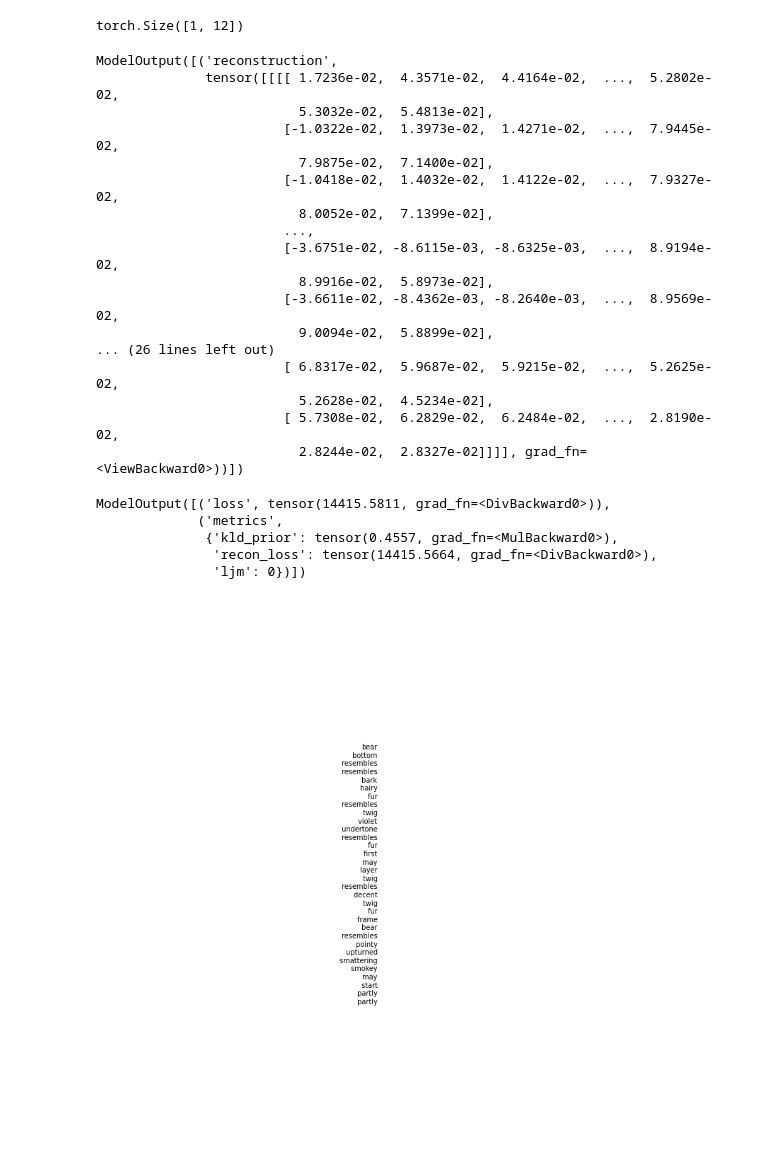
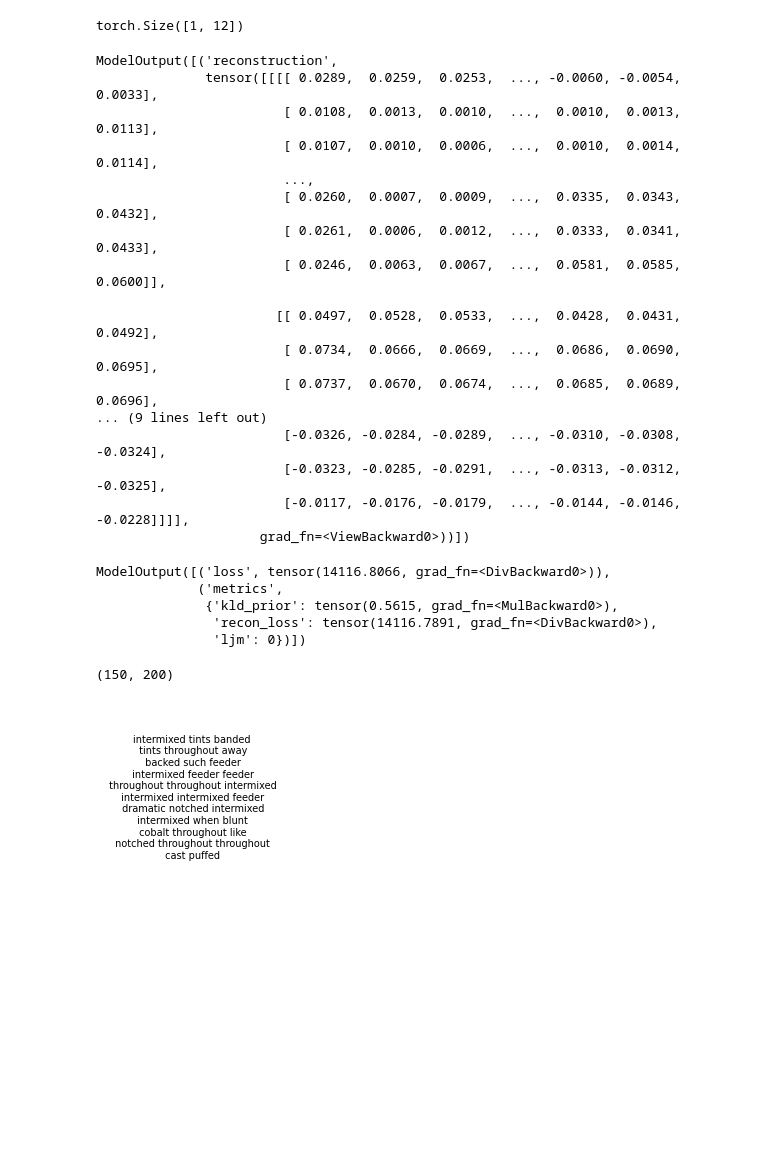
Before and after one commit to AgatheSenellart/MultiVae, a Jupyter notebook: cub/test.ipynb, the cells around one changed output. Cells and saved outputs as stored; diff of their text form; code cells hidden in the pictures; blank space fills up the shorter version.

Commit message:
adapt text plotting

```diff
--- a/cub/test.ipynb
+++ b/cub/test.ipynb
@@ -64,5 +64,5 @@ pour l'indice i on renvoie l'image i//10
 # %%
 from dataset import CUB
 
-dataset = CUB('/home/asenella/scratch/data/')
+dataset = CUB('/home/asenella/scratch/data/', split='eval')
 # %%
@@ -125,22 +126,22 @@ decoder_image = DecoderImg(12)
 decoder_image(joint_embedding)
 # %% [output]
 ModelOutput([('reconstruction',
-              tensor([[[[ 1.7236e-02,  4.3571e-02,  4.4164e-02,  ...,  5.2802e-02,
-                          5.3032e-02,  5.4813e-02],
-                        [-1.0322e-02,  1.3973e-02,  1.4271e-02,  ...,  7.9445e-02,
-                          7.9875e-02,  7.1400e-02],
-                        [-1.0418e-02,  1.4032e-02,  1.4122e-02,  ...,  7.9327e-02,
-                          8.0052e-02,  7.1399e-02],
+              tensor([[[[ 0.0289,  0.0259,  0.0253,  ..., -0.0060, -0.0054,  0.0033],
+                        [ 0.0108,  0.0013,  0.0010,  ...,  0.0010,  0.0013,  0.0113],
+                        [ 0.0107,  0.0010,  0.0006,  ...,  0.0010,  0.0014,  0.0114],
                         ...,
-                        [-3.6751e-02, -8.6115e-03, -8.6325e-03,  ...,  8.9194e-02,
-                          8.9916e-02,  5.8973e-02],
-                        [-3.6611e-02, -8.4362e-03, -8.2640e-03,  ...,  8.9569e-02,
-                          9.0094e-02,  5.8899e-02],
-... (26 lines left out)
-                        [ 6.8317e-02,  5.9687e-02,  5.9215e-02,  ...,  5.2625e-02,
-                          5.2628e-02,  4.5234e-02],
-                        [ 5.7308e-02,  6.2829e-02,  6.2484e-02,  ...,  2.8190e-02,
-                          2.8244e-02,  2.8327e-02]]]], grad_fn=<ViewBackward0>))])
+                        [ 0.0260,  0.0007,  0.0009,  ...,  0.0335,  0.0343,  0.0432],
+                        [ 0.0261,  0.0006,  0.0012,  ...,  0.0333,  0.0341,  0.0433],
+                        [ 0.0246,  0.0063,  0.0067,  ...,  0.0581,  0.0585,  0.0600]],
+
+                       [[ 0.0497,  0.0528,  0.0533,  ...,  0.0428,  0.0431,  0.0492],
+                        [ 0.0734,  0.0666,  0.0669,  ...,  0.0686,  0.0690,  0.0695],
+                        [ 0.0737,  0.0670,  0.0674,  ...,  0.0685,  0.0689,  0.0696],
+... (9 lines left out)
+                        [-0.0326, -0.0284, -0.0289,  ..., -0.0310, -0.0308, -0.0324],
+                        [-0.0323, -0.0285, -0.0291,  ..., -0.0313, -0.0312, -0.0325],
+                        [-0.0117, -0.0176, -0.0179,  ..., -0.0144, -0.0146, -0.0228]]]],
+                     grad_fn=<ViewBackward0>))])
 # %%
 from multivae.models import JNF, JNFConfig
 
@@ -171,47 +172,48 @@ sample = next(iter(dataloader))
 
 model(sample)
 # %% [output]
-ModelOutput([('loss', tensor(14415.5811, grad_fn=<DivBackward0>)),
+ModelOutput([('loss', tensor(14116.8066, grad_fn=<DivBackward0>)),
              ('metrics',
-              {'kld_prior': tensor(0.4557, grad_fn=<MulBackward0>),
-               'recon_loss': tensor(14415.5664, grad_fn=<DivBackward0>),
+              {'kld_prior': tensor(0.5615, grad_fn=<MulBackward0>),
+               'recon_loss': tensor(14116.7891, grad_fn=<DivBackward0>),
                'ljm': 0})])
 # %%
 import matplotlib.pyplot as plt
 import numpy as np
+import PIL
 
-def plot_text_as_image_tensor(sentences_lists_of_words, pixel_width=64, pixel_height=384):
-    imgs = []
-    for sentence in sentences_lists_of_words:
-        px = 1 / plt.rcParams['figure.dpi']  # pixel in inches
-        fig = plt.figure(figsize=(pixel_width * px, pixel_height * px))
+def plot_text(input_tensor, fig_size=(1.5,2)):
+        # input_tensor is of shape (max_sequence_lenght,vocab_size)
+        array = input_tensor.detach().numpy()
+        sentence = dataset.text_data._to_string(array)
+
+        fig = plt.figure(figsize=fig_size)
         plt.text(
-            x=1,
+            x=0.5,
             y=0.5,
             s='{}'.format(
-                ' '.join(i + '\n' if (n + 1) % 1 == 0
+                ' '.join(i + '\n' if (n + 1) % 3 == 0
                          else i for n, i in enumerate([word for word in sentence.split() if word != '<eos>']))),
             fontsize=7,
             verticalalignment='center_baseline',
-            horizontalalignment='right'
+            horizontalalignment='center'
         )
         plt.axis('off')
-
+        fig.tight_layout()
+        print(fig.canvas.get_width_height())
         # Draw the canvas and retrieve the image as a NumPy array
         fig.canvas.draw()
-        image_np = np.frombuffer(fig.canvas.tostring_rgb(), dtype=np.uint8)
-        image_np = image_np.reshape(fig.canvas.get_width_height()[::-1] + (3,))
+        image = PIL.Image.frombytes('RGB',
+                    fig.canvas.get_width_height(),fig.canvas.tostring_rgb())
 
-        # Convert the NumPy array to a PyTorch tensor
-        image_tensor = torch.from_numpy(image_np).permute(2, 0, 1).float() / 255  # Normalize to [0, 1]
-        imgs.append(image_tensor)
-        # Clean up the figure
-        plt.close(fig)
-    return torch.stack(imgs, dim=0)
+        image= np.array(image).transpose(2,0,1)/255
+
+        return torch.from_numpy(image).float()
 # %%
 
 r = recon.reconstruction.squeeze()
-numpimage = dataset.plot_text(r,(10,10))
+numpimage = plot_text(r)
 # %% [output]
+(150, 200)
-[figure, old version]
+[figure, new version]
 # %%
```
Also changed, not shown: parts of 8 cells of this notebook, 1 other file.
